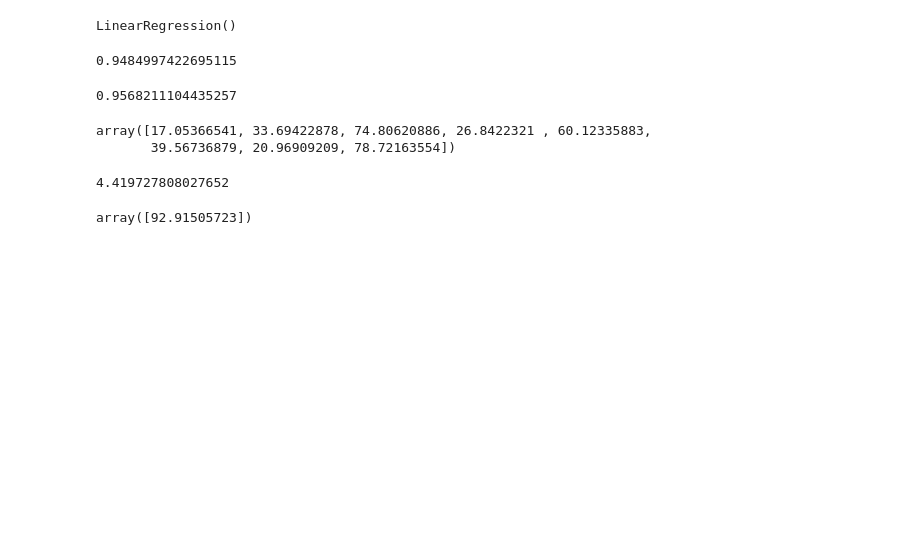
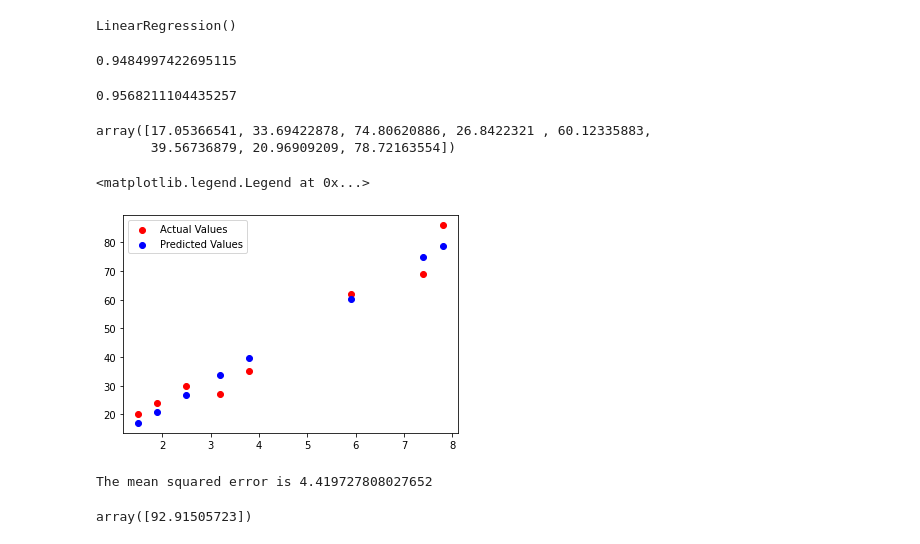
Before and after one commit to OrielMachado/Task-1-, a Jupyter notebook: Task 1 - Predict the percentage of an student based on the no. of study hours..ipynb, the cells around one changed output. Cells and saved outputs as stored; diff of their text form; code cells hidden in the pictures; blank space fills up the shorter version.

```diff
--- a/Task 1 - Predict the percentage of an student based on the no. of study hours..ipynb
+++ b/Task 1 - Predict the percentage of an student based on the no. of study hours..ipynb
@@ -72,11 +106,22 @@ predict
 # %% [output]
 array([17.05366541, 33.69422878, 74.80620886, 26.8422321 , 60.12335883,
        39.56736879, 20.96909209, 78.72163554])
+# %%
+#comparing actual and predicted values
+
+plt.scatter(x_test,y_test, label="Actual Values", color="r")
+plt.scatter(x_test,predict, label="Predicted Values", color="b")
+plt.legend()
+# %% [output]
+<matplotlib.legend.Legend at 0x...>
+[figure, added]
 # %%
+# Evaluating the model
+
 from sklearn.metrics import mean_absolute_error
 
 MSE = mean_absolute_error(y_test, predict)
-MSE
+print("The mean squared error is",MSE)
 # %% [output]
-4.419727808027652
+The mean squared error is 4.419727808027652
 # %%
```
Also changed, not shown: parts of 16 cells of this notebook.
